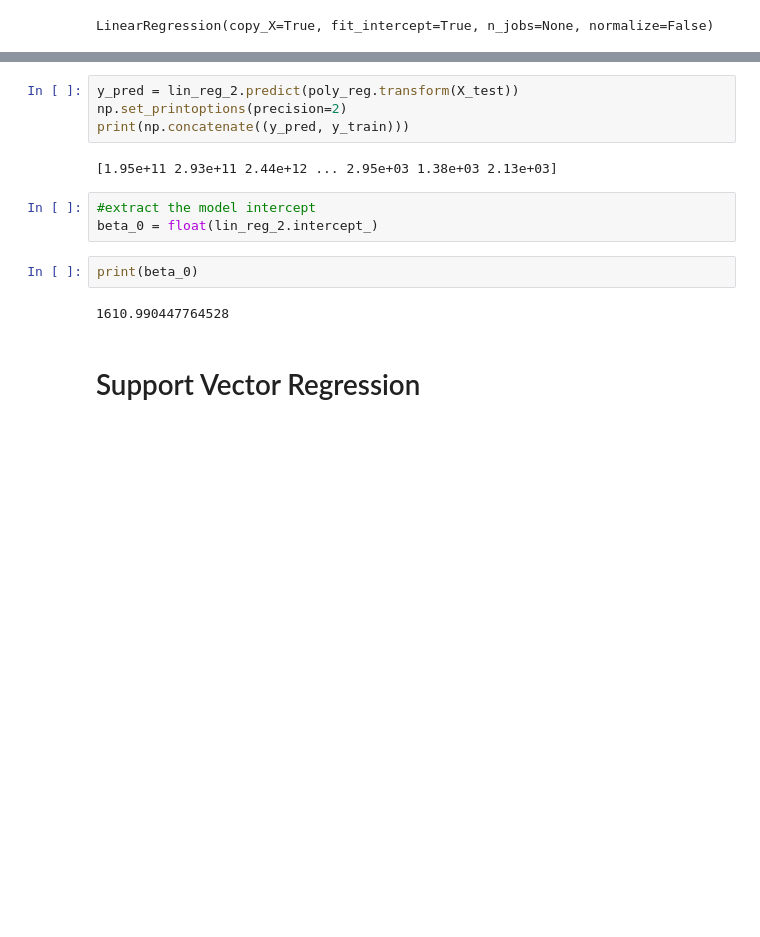
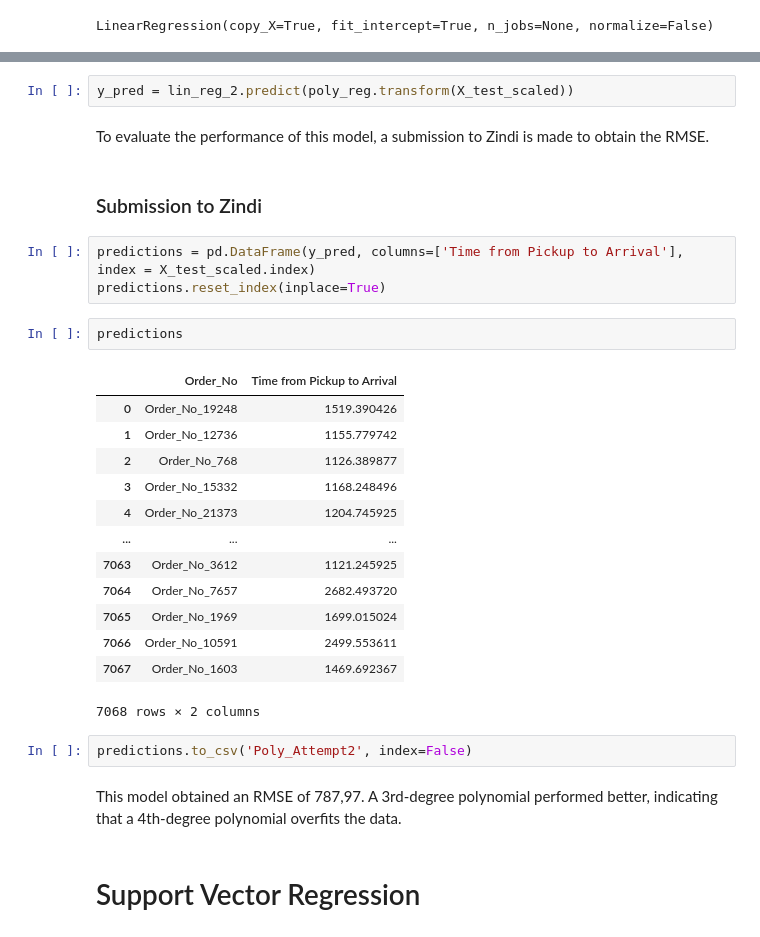
Before and after one commit to MilkShaikh3/Predict_Regression, a Jupyter notebook: Predict_Regression.ipynb, the cells around one changed output, grey strips where cells are left out. Cells and saved outputs as stored; diff of their text form; blank space fills up the shorter version.

```diff
--- a/Predict_Regression.ipynb
+++ b/Predict_Regression.ipynb
@@ -1031,16 +1087,32 @@ LinearRegression(copy_X=True, fit_intercept=True, n_jobs=None, normalize=False)
 # %%
-y_pred = lin_reg_2.predict(poly_reg.transform(X_test))
-np.set_printoptions(precision=2)
-print(np.concatenate((y_pred, y_train)))
+y_pred = lin_reg_2.predict(poly_reg.transform(X_test_scaled))
-# %% [output]
-[1.95e+11 2.93e+11 2.44e+12 ... 2.95e+03 1.38e+03 2.13e+03]
-# %%
-#extract the model intercept
-beta_0 = float(lin_reg_2.intercept_)
-# %%
-print(beta_0)
-# %% [output]
-1610.990447764528
+# %% [markdown]
+To evaluate the performance of this model, a submission to Zindi is made to obtain the RMSE.
+# %% [markdown]
+### Submission to Zindi
+# %%
+predictions = pd.DataFrame(y_pred, columns=['Time from Pickup to Arrival'], index = X_test_scaled.index)
+predictions.reset_index(inplace=True)
+# %%
+predictions
+# %% [output]
+|  | Order_No | Time from Pickup to Arrival |
+| 0 | Order_No_19248 | 1519.390426 |
+| 1 | Order_No_12736 | 1155.779742 |
+| 2 | Order_No_768 | 1126.389877 |
+| 3 | Order_No_15332 | 1168.248496 |
+| 4 | Order_No_21373 | 1204.745925 |
+| ... | ... | ... |
+| 7063 | Order_No_3612 | 1121.245925 |
+| 7064 | Order_No_7657 | 2682.493720 |
+| 7065 | Order_No_1969 | 1699.015024 |
+| 7066 | Order_No_10591 | 2499.553611 |
+| 7067 | Order_No_1603 | 1469.692367 |
+7068 rows × 2 columns
+# %%
+predictions.to_csv('Poly_Attempt2', index=False)
+# %% [markdown]
+This model obtained an RMSE of 787,97. A 3rd-degree polynomial performed better, indicating that a 4th-degree polynomial overfits the data.
 # %% [markdown]
 # Support Vector Regression
 # %% [markdown]
```
Also changed, not shown: parts of 16 cells of this notebook.
